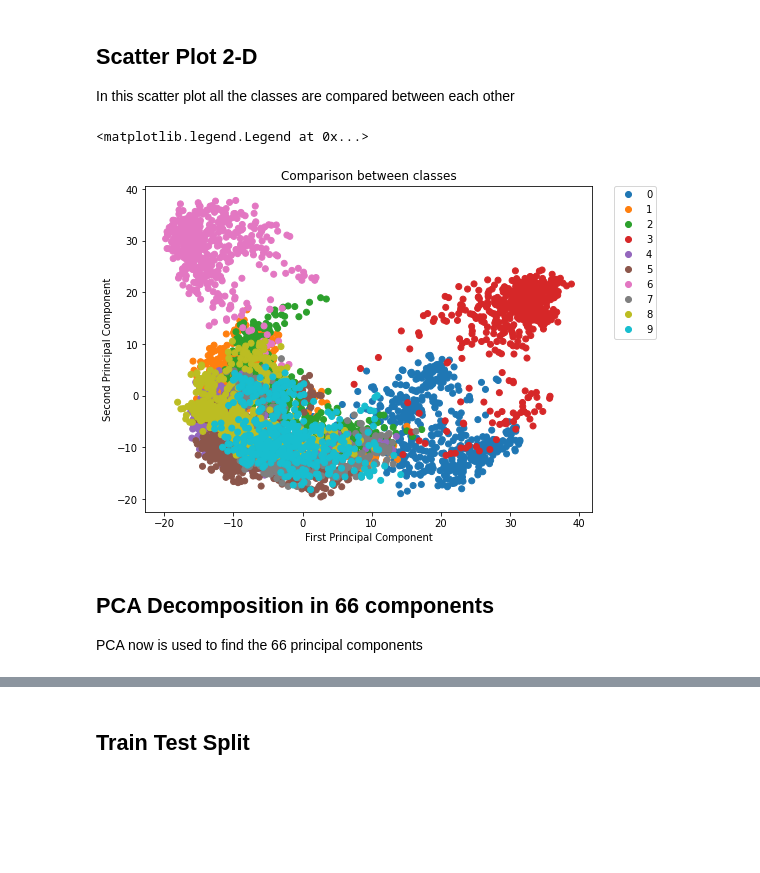
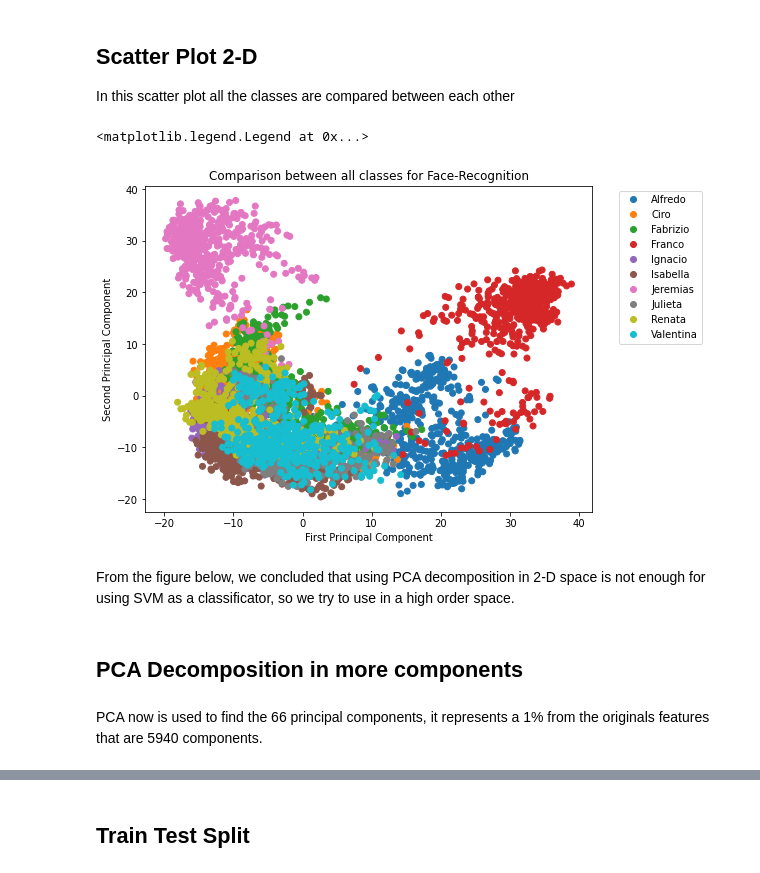
Before and after one commit to Fabrizio-Paradiso/face_mask_facial_recognition, a Jupyter notebook: notebooks/recognition_analysis.ipynb, the cells around one changed output, grey strips where cells are left out. Saved outputs shown, nothing was run; the diff lists cells and outputs as text; code cells hidden in the pictures; blank space fills up the shorter version.

Commit message:
update comments and data visualization

```diff
--- a/notebooks/recognition_analysis.ipynb
+++ b/notebooks/recognition_analysis.ipynb
@@ -111,16 +118,31 @@ In this scatter plot all the classes are compared between each other
 # %%
 plt.figure(figsize=(8,6))
 scatter = plt.scatter(x_pca[:,0],x_pca[:,1],c=recognition['Target Class'], cmap='tab10')
 plt.xlabel('First Principal Component')
 plt.ylabel('Second Principal Component')
-plt.title('Comparison between classes')
-plt.legend(handles=scatter.legend_elements()[0], labels=[0,1,2,3,4,5,6,7,8,9], bbox_to_anchor=(1.05, 1), loc=2, borderaxespad=0.)
+plt.title('Comparison between all classes for Face-Recognition')
+plt.legend(handles=scatter.legend_elements()[0],
+           labels=['Alfredo',
+                   'Ciro',
+                   'Fabrizio',
+                   'Franco',
+                   'Ignacio',
+                   'Isabella',
+                   'Jeremias',
+                   'Julieta',
+                   'Renata',
+                   'Valentina'],
+           bbox_to_anchor=(1.05, 1),
+           loc=2)
 # %% [output]
 <matplotlib.legend.Legend at 0x...>
-[figure, old version]
+[figure, new version]
+# %% [markdown]
+From the figure below, we concluded that using PCA decomposition in 2-D space is not enough for using SVM as a classificator, so we try to use in a high order space.
 # %% [markdown]
-## PCA Decomposition in 66 components
-PCA now is used to find the 66 principal components
+## PCA Decomposition in more components
+# %% [markdown]
+PCA now is used to find the 66 principal components, it represents a 1% from the originals features that are 5940 components.
 # %%
 from sklearn.model_selection import train_test_split
 from sklearn.decomposition import PCA
```
Also changed, not shown: parts of 38 cells of this notebook.
